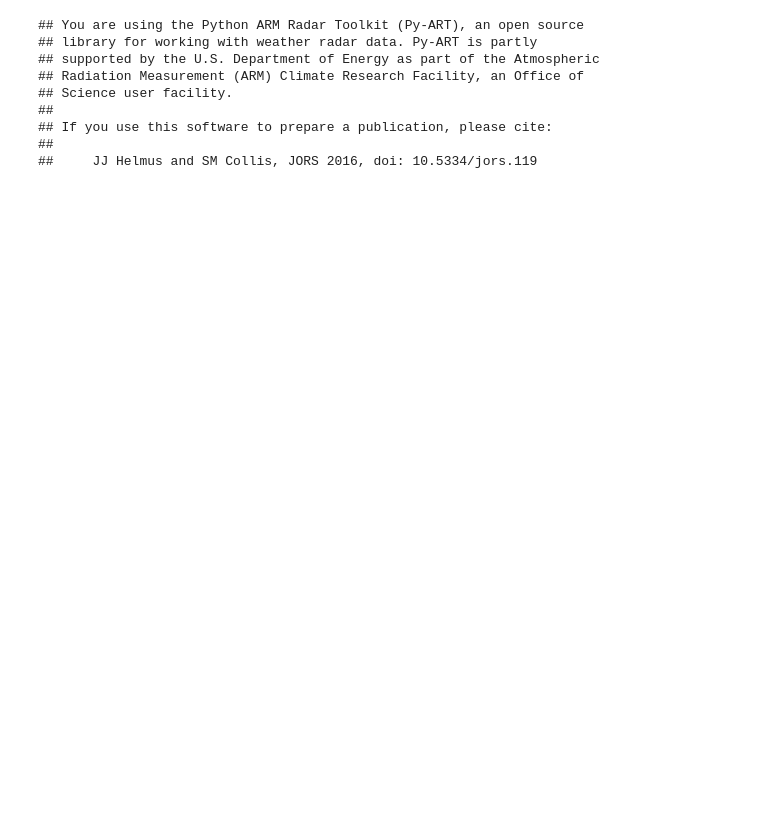
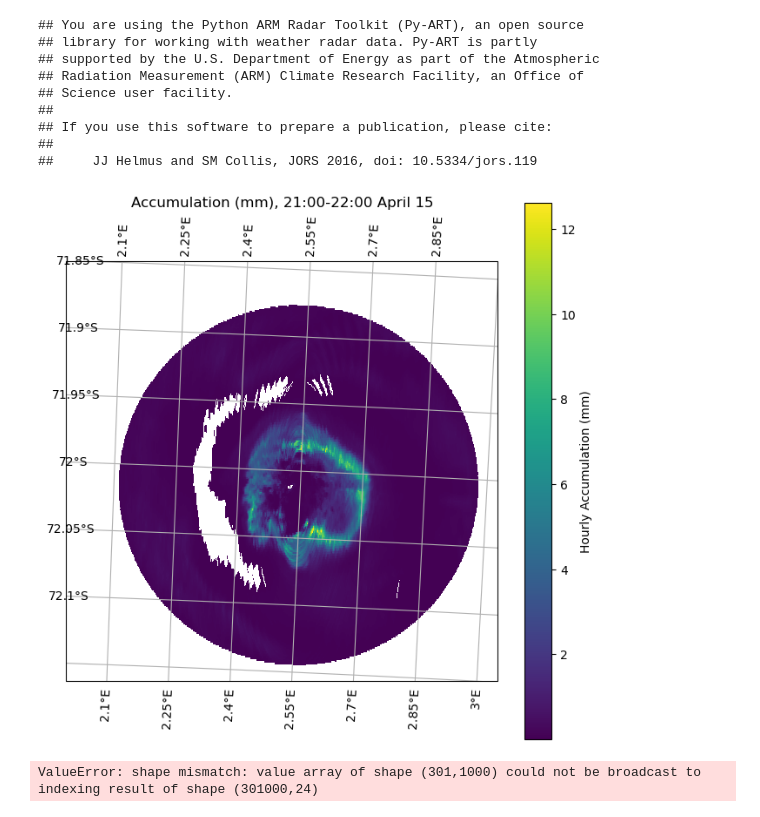
Before and after one commit to Troll-Observing-Network/neumayer-snowfall, a Jupyter notebook: 2D_Pipeline.ipynb, the cells around one changed output. Cells and saved outputs as stored; diff of their text form; code cells hidden in the pictures; blank space fills up the shorter version.

```diff
--- a/2D_Pipeline.ipynb
+++ b/2D_Pipeline.ipynb
@@ -97,7 +100,10 @@ def extractFields(ds, lat_target, lon_target):
     time_values = time_2d.ravel()
     time_interp = griddata(points, time_values, (lat_target, lon_target), method='linear', fill_value=np.nan)
 
-    return dbz_interp, time_interp
+    rangeVals = ranges_2d.ravel()
+    range_interp = griddata(points, rangeVals, (lat_target, lon_target), method='linear', fill_value=np.nan)
+
+    return dbz_interp, time_interp, range_interp
 # %%
 # converts dbz to snowfall rate - ADJUST A, B (Souverijns et al. 2017) as needed
 def zToSR(dbz, a, b):
@@ -148,0 +176,74 @@ def weightedAvg(y):
+# %%
+# generating the target uniform lat/lon grid
+lat_grid = np.arange(-72.15, -71.85, 0.001)
+lon_grid = np.arange(2, 3, 0.001)
+lon_target, lat_target = np.meshgrid(lon_grid, lat_grid)
+nlon, nlat = len(lon_grid), len(lat_grid)
+# %%
+# Data processing for the 2D scanning radar
+nativeAzimuths = []
+nativeRanges = []
+nativeSnow = []
+
+timesteps = len(scanningFiles)
+timeGrid = np.empty((nlat, nlon, timesteps))
+dbzGrid = np.empty((nlat, nlon, timesteps))
+elvGrid = np.empty((nlat, nlon, timesteps))
+snowGridMid = np.empty((nlat, nlon, timesteps))
+snowGridHigh = np.empty((nlat, nlon, timesteps))
+snowGridLow = np.empty((nlat, nlon, timesteps))
+
+
+# iterating over all the hourly radar scans during the given day, and storing in a common data structure on a common grid
+k = 0
+for file in scanningFiles[18:19]:
+    ds = xr.open_dataset(file)
+
+    # Step 1: Extract reflectivity and time on both native and common resolutions
+    natAzimuths, natRanges, natDbz = nativeExtract(ds)
+    dbz_interp, time_interp, range_interp = extractFields(ds, lat_target, lon_target)
+    elv_interp = range_interp * np.sin(np.deg2rad(theta))
+
+    fig = plt.figure(figsize=(8, 8))
+    ax = plt.axes(projection=ccrs.SouthPolarStereo())
+    ax.gridlines(draw_labels=True)
+    ax.set_extent([2, 3, -72.15, -71.85], crs=ccrs.PlateCarree())
+    ax.coastlines()
+    cf = ax.pcolormesh(lon_target, lat_target, dbz_interp, transform=ccrs.PlateCarree(), cmap='viridis')
+    plt.colorbar(cf, label='Hourly Accumulation (mm)')
+    plt.title("Accumulation (mm), 21:00-22:00 April 15")
+    plt.show()
+
+    # Step 2: Convert to snowfall rate
+    snowfallRateMid = zToSR(dbz_interp, a, b)
+    snowfallRateLow = zToSR(dbz_interp, aHigh, b)
+    snowfallRateHigh = zToSR(dbz_interp, aLow, b)
+    natSnowfall = zToSR(natDbz, a, b)
+
+    # Step 3: Populate the (lat x lon x time) arrays for time, dbz, snowfall rate, and lists of native resolution files
+    timeGrid[:, :, k] = time_interp
+    dbzGrid[:, :, k] = dbz_interp
+    snowGridMid[:, :, k] = snowfallRateMid
+    snowGridHigh[:, :, k] = snowfallRateHigh
+    snowGridLow[:, :, k] = snowfallRateLow
+    elvGrid[elvGrid[:, :, k] == 0] = elv_interp
+    nativeAzimuths.append(natAzimuths)
+    nativeRanges.append(natRanges)
+    nativeSnow.append(natSnowfall)
+
+    k = k + 1
+
+# Sort the arrays by time
+sort_indices = np.argsort(timeGrid, axis=2)
+
+timeSort_0313 = np.take_along_axis(timeGrid, sort_indices, axis=2)
+dbzSort_0313 = np.take_along_axis(dbzGrid, sort_indices, axis=2)
+snowSortMid_0313 = np.take_along_axis(snowGridMid, sort_indices, axis=2)
+snowSortHigh_0313 = np.take_along_axis(snowGridHigh, sort_indices, axis=2)
+snowSortLow_0313 = np.take_along_axis(snowGridLow, sort_indices, axis=2)
+hourlyAccumMid_0313 = weightedAvg(snowSortMid_0313)
+hourlyAccumHigh_0313 = weightedAvg(snowSortHigh_0313)
+hourlyAccumLow_0313 = weightedAvg(snowSortLow_0313)
+# %% [output]
+[figure, added]
+ValueError: shape mismatch: value array of shape (301,1000) could not be broadcast to indexing result of shape (301000,24)
```
Also changed, not shown: parts of 3 cells of this notebook.
